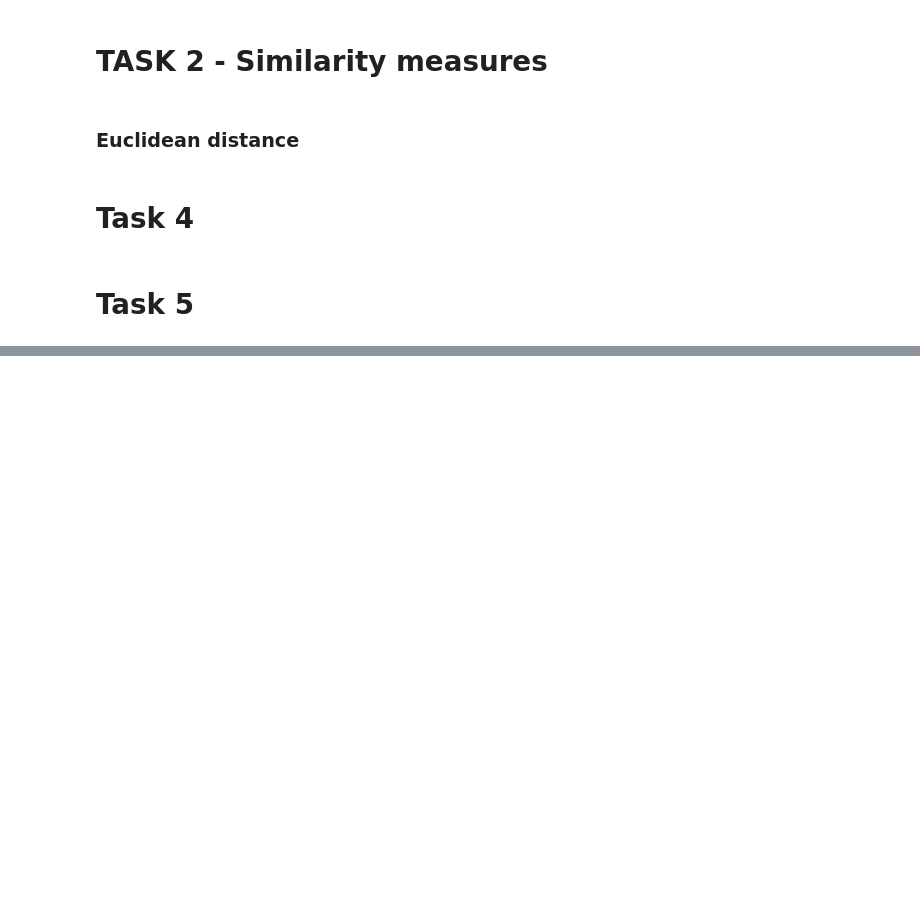
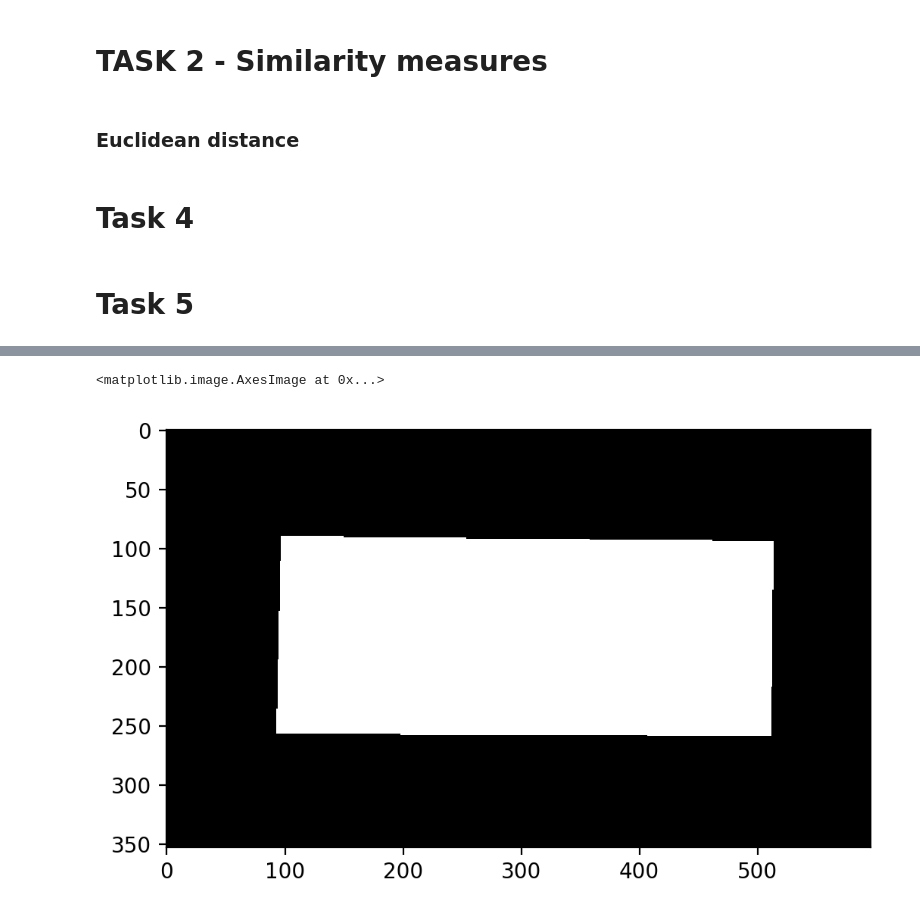
Before and after one commit to MCV-2019-M1-Project/Team7, a Jupyter notebook: Week1_code.ipynb, the cells around one changed output, grey strips where cells are left out. Cells and saved outputs as stored; diff of their text form; code cells hidden in the pictures; blank space fills up the shorter version.

```diff
--- a/Week1_code.ipynb
+++ b/Week1_code.ipynb
@@ -154,25 +124 @@ for filename in sorted(listdir(queryFolder)):
-# %%
-query_img2 = cv2.imread('./qsd2_w1/00007.jpg')
-gray = cv2.cvtColor(query_img2, cv2.COLOR_BGR2GRAY)
-
-sobel = filters.sobel(gray)
-
-plt.rcParams['image.interpolation'] = 'nearest'
-plt.rcParams['image.cmap'] = 'gray'
-plt.rcParams['figure.dpi'] = 200
-
-blurred = filters.gaussian(sobel, sigma=2.0)
-
-med = filters.median(blurred)
-thresh, blackAndWhiteImage = cv2.threshold(med, 5, 255, cv2.THRESH_BINARY)
-
-maximum = np.max(blurred)
-minimum = np.min(blurred)
-
-kernel = np.ones((5, 5), np.uint8)
-erosion1 = cv2.erode(blackAndWhiteImage, kernel, iterations=1)
-dilation1 = cv2.dilate(erosion1, kernel, iterations=1)
-
-plt.imshow(dilation1)
-#cv2.imwrite(query_img2, blackAndWhiteImage)
 # %%
@@ -214,2 +218,8 @@ print(query_img2.shape)
+# %%
+mask = cv2.imread('./qsd2_w1/00029.png')
+plt.imshow(mask)
+# %% [output]
+<matplotlib.image.AxesImage at 0x...>
+[figure, added]
 # %%
 print(len(query_img2))
```
Also changed, not shown: parts of 5 cells of this notebook.
